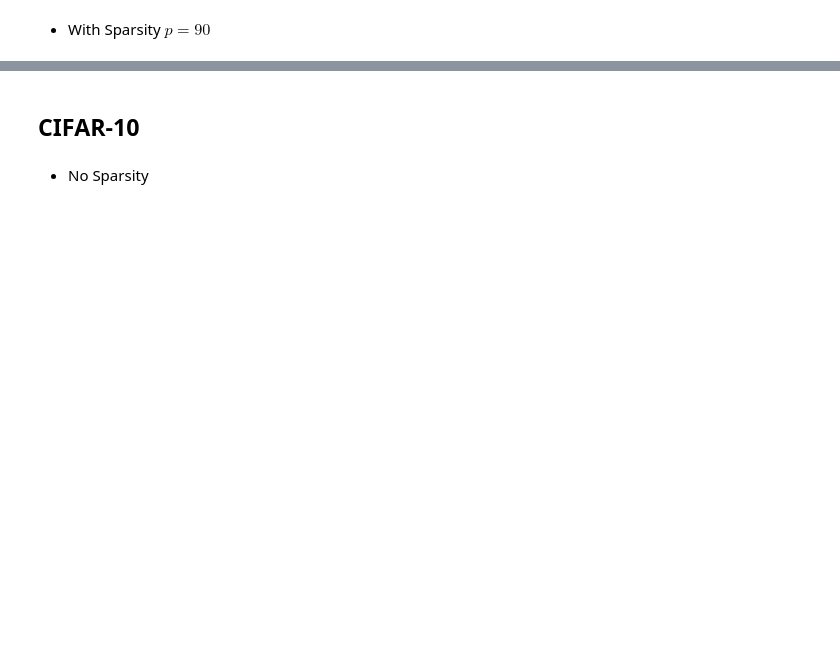
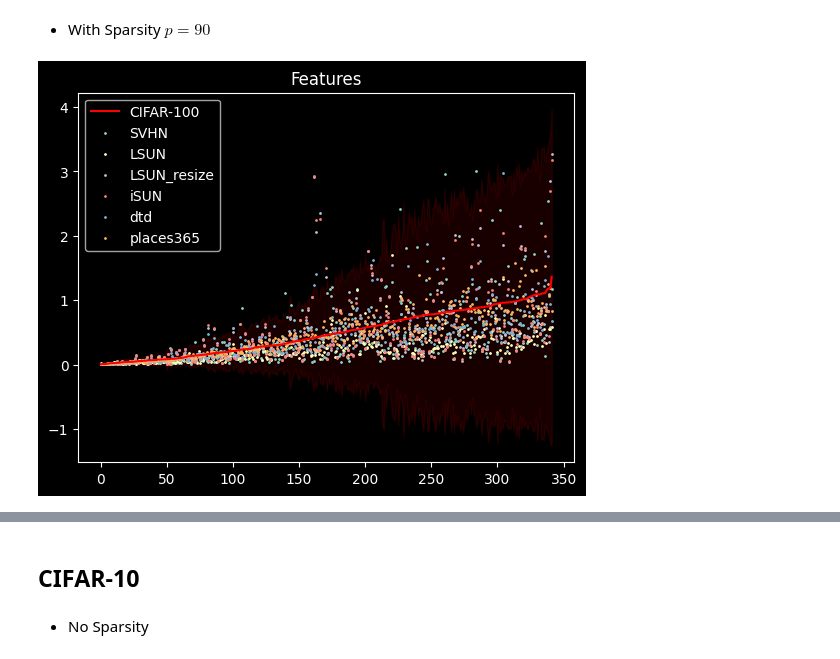
Before and after one commit to wizardbc/dice, a Jupyter notebook: DICE_CIFAR.ipynb, the cells around one changed output, grey strips where cells are left out. Cells and saved outputs as stored; diff of their text form; code cells hidden in the pictures; blank space fills up the shorter version.

```diff
--- a/DICE_CIFAR.ipynb
+++ b/DICE_CIFAR.ipynb
@@ -56,8 +111,8 @@ result_dfs = {}
 * No Sparsity
 # %%
 densenet = DenseNet3(100, 100, 12, reduction=0.5, bottleneck=True, dropRate=0.0, normalizer=None, p=None, info=None)
-checkpoint = torch.load("./checkpoints/CIFAR-100/densenet/checkpoint_100.pth.tar")
+checkpoint = torch.load("./checkpoints/CIFAR-100/densenet/checkpoint_100.pth.tar", "cpu")
 densenet.load_state_dict(checkpoint['state_dict'])
 densenet.eval()
 
-model = DICE(densenet, device, mode='energy')
+get_graph_node_names(densenet)[1]
@@ -64 +137,22 @@ model = DICE(densenet, device, mode='energy')
+# %%
+return_nodes = {'view': 'feature', 'fc': 'logit'}
+extractor = create_feature_extractor(densenet, return_nodes).to(device)
+# %%
+curves.reset()
+
+res_id = run(extractor, dataloaders['CIFAR-100'], False, curves)
+
+id_avg, id_std = res_id['features']
+id_curves = res_id['curves']
+# %%
+ood_features = {}
+ood_metrics = {}
+
+for nm in ood_dls:
+  curves = id_curves.clone()
+
+  res_ood = run(extractor, dataloaders[nm], True, curves)
+
+  ood_features[nm] = res_ood['features']
+  ood_metrics[nm] = compute_metrics(res_ood['curves'])
 # %%
@@ -88,0 +175,20 @@ model.set_dice_(avg_features.to(device), p=90)
+# %%
+idx = id_avg.argsort()
+
+plt.title('Features')
+plt.plot(range(len(idx)), id_avg[idx], color='red', label='CIFAR-100')
+plt.fill_between(
+  range(len(idx)),
+  id_avg[idx] - 2*id_std[idx],
+  id_avg[idx] + 2*id_std[idx],
+  color='red', alpha=.1
+)
+
+for k, (avg, std) in ood_features.items():
+  plt.scatter(range(len(idx)), avg[idx], s=1, label=k)
+  # plt.fill_between(range(len(idx)), avg[idx] - 2*std[idx], avg[idx] + 2*std[idx], alpha=.1)
+
+plt.legend()
+plt.show()
+# %% [output]
+[figure, added]
```
Also changed, not shown: parts of 30 cells of this notebook, 4 other files.
